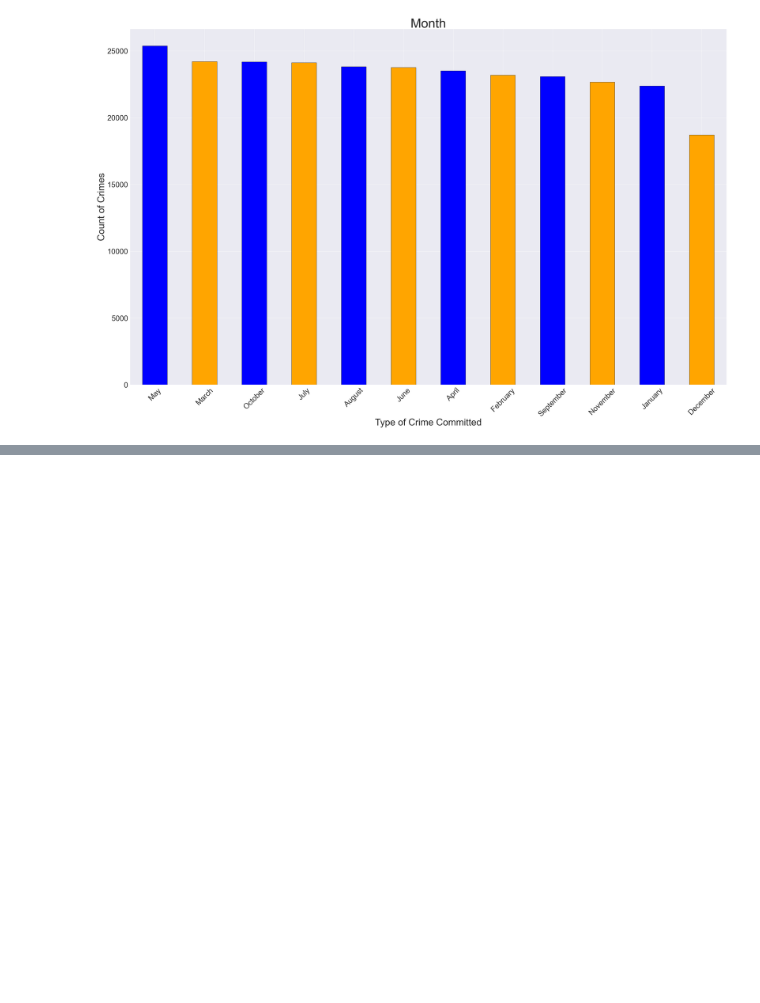
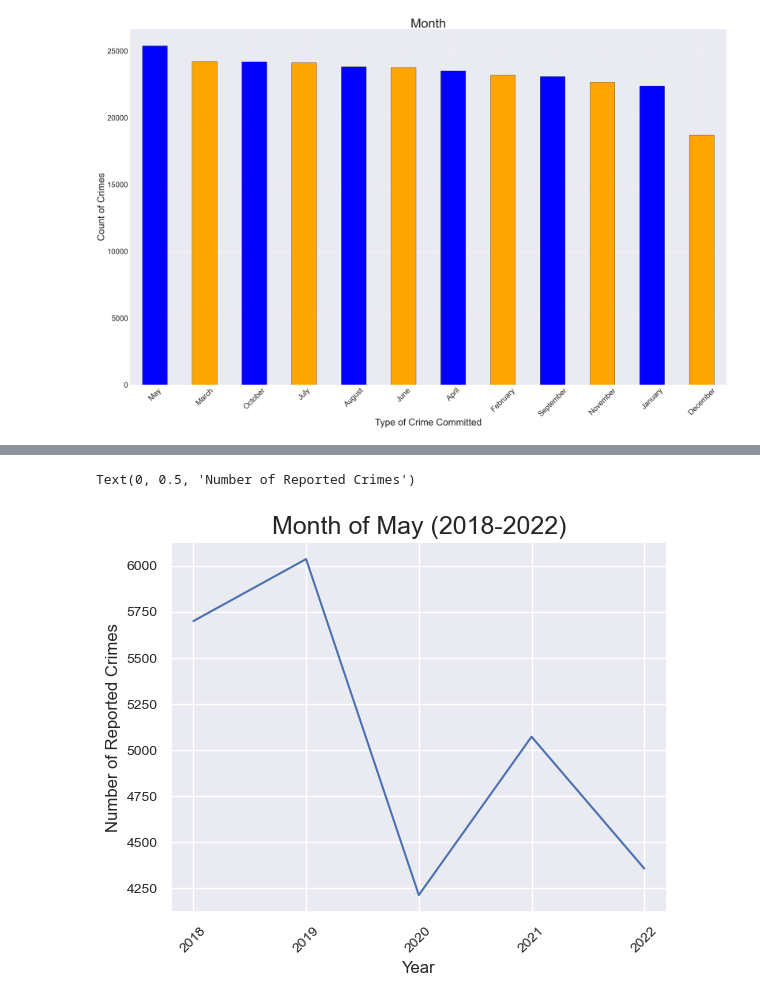
Before and after one commit to todd-petruska/Group_Project_1, a Jupyter notebook: Untitled.ipynb, the cells around one changed output, grey strips where cells are left out. Cells and saved outputs as stored; diff of their text form; code cells hidden in the pictures; blank space fills up the shorter version.

```diff
--- a/Untitled.ipynb
+++ b/Untitled.ipynb
@@ -406,0 +565,6 @@ plt.show()
+# %%
+#crime = reduced_crime_df.groupby(["Year"])["Month"].value_counts() == "May"
+#crime.head
+
+may_month= reduced_crime_df.loc[reduced_crime_df["Month"] == "May"]
+may_month
@@ -406,0 +585,14 @@ plt.show()
+# %%
+# Line plot for the number of crimes reported per Year in the month of May between 2018-2022. https://www.youtube.com/watch?v=yCgJGsg0Xa4 & https://www.youtube.com/watch?v=l-j9Mmi7VPk
+may_month.Year.value_counts().sort_index().plot()
+sns.set(style = 'darkgrid')
+plt.xticks(np.arange(2018, 2023))
+plt.xticks(rotation=45, fontsize=10)
+plt.yticks(fontsize=10)
+plt.title("Month of May (2018-2022)", fontsize=18)
+plt.xlabel("Year", fontsize=12)
+plt.ylabel("Number of Reported Crimes", fontsize=12)
+#plt.savefig("output_data/may_month.png")
+# %% [output]
+Text(0, 0.5, 'Number of Reported Crimes')
+[figure, added]
```
Also changed, not shown: parts of 30 cells of this notebook, 5 other files.
